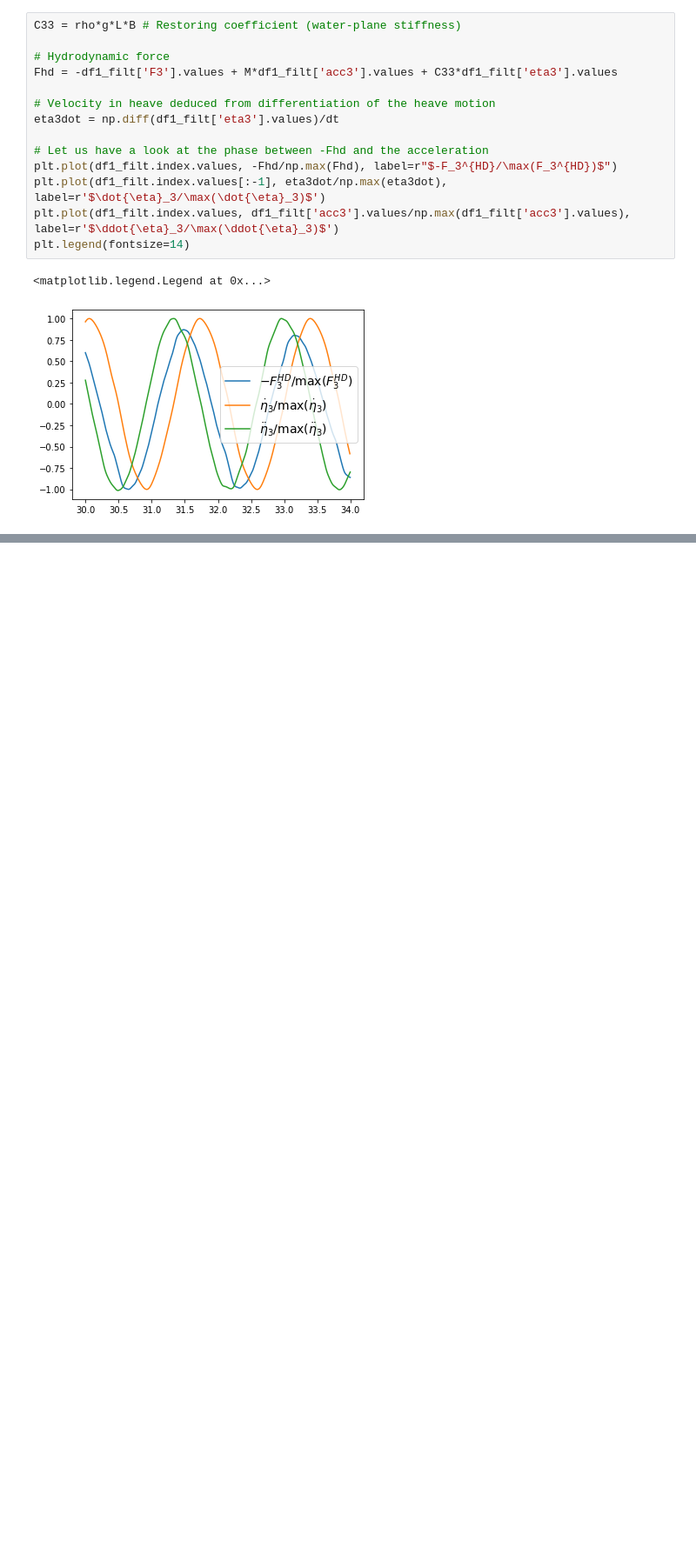
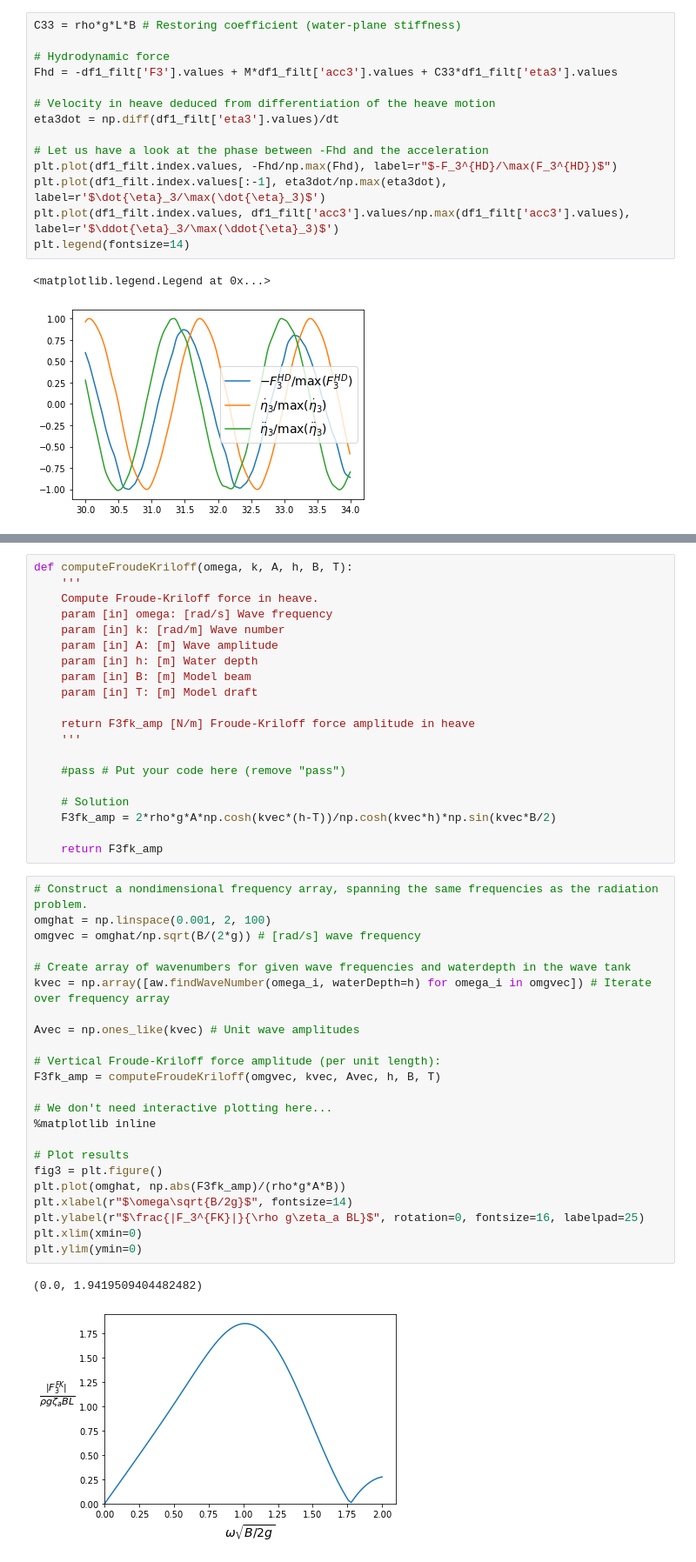
Before and after one commit to hydrodavid/tmr4247, a Jupyter notebook: lab_exercise.ipynb, the cells around one changed output, grey strips where cells are left out. Shown at 87% size. Saved outputs shown, nothing was run; the diff lists cells and outputs as text; blank space fills up the shorter version.

```diff
--- a/lab_exercise.ipynb
+++ b/lab_exercise.ipynb
@@ -335,0 +352,46 @@ print(df2.head())
+# %%
+def computeFroudeKriloff(omega, k, A, h, B, T):
+    '''
+    Compute Froude-Kriloff force in heave.
+    param [in] omega: [rad/s] Wave frequency
+    param [in] k: [rad/m] Wave number
+    param [in] A: [m] Wave amplitude
+    param [in] h: [m] Water depth
+    param [in] B: [m] Model beam
+    param [in] T: [m] Model draft
+
+    return F3fk_amp [N/m] Froude-Kriloff force amplitude in heave
+    '''
+
+    #pass # Put your code here (remove "pass")
+
+    # Solution
+    F3fk_amp = 2*rho*g*A*np.cosh(kvec*(h-T))/np.cosh(kvec*h)*np.sin(kvec*B/2)
+
+    return F3fk_amp
+# %%
+# Construct a nondimensional frequency array, spanning the same frequencies as the radiation problem.
+omghat = np.linspace(0.001, 2, 100)
+omgvec = omghat/np.sqrt(B/(2*g)) # [rad/s] wave frequency
+
+# Create array of wavenumbers for given wave frequencies and waterdepth in the wave tank
+kvec = np.array([aw.findWaveNumber(omega_i, waterDepth=h) for omega_i in omgvec]) # Iterate over frequency array
+
+Avec = np.ones_like(kvec) # Unit wave amplitudes
+
+# Vertical Froude-Kriloff force amplitude (per unit length):
+F3fk_amp = computeFroudeKriloff(omgvec, kvec, Avec, h, B, T)
+
+# We don't need interactive plotting here...
+%matplotlib inline
+
+# Plot results
+fig3 = plt.figure()
+plt.plot(omghat, np.abs(F3fk_amp)/(rho*g*A*B))
+plt.xlabel(r"$\omega\sqrt{B/2g}$", fontsize=14)
+plt.ylabel(r"$\frac{|F_3^{FK}|}{\rho g\zeta_a BL}$", rotation=0, fontsize=16, labelpad=25)
+plt.xlim(xmin=0)
+plt.ylim(ymin=0)
+# %% [output]
+(0.0, 1.9419509404482482)
+[figure, added]
```
Also changed, not shown: parts of 26 cells of this notebook, 2 other files.
